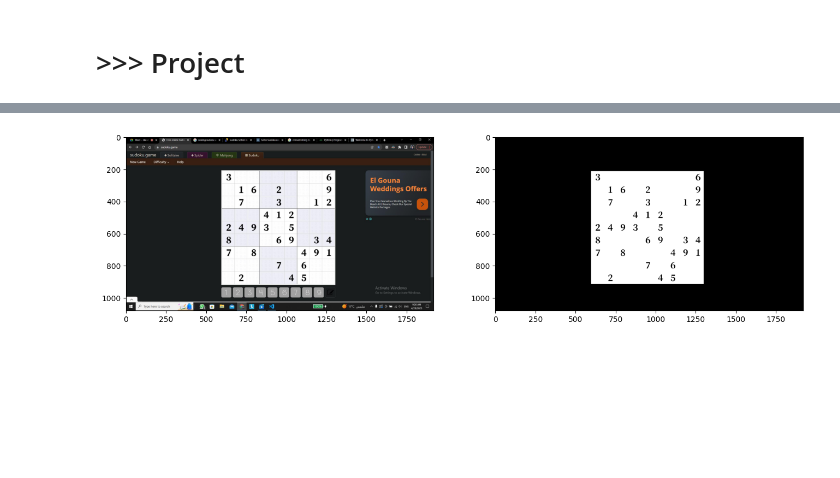
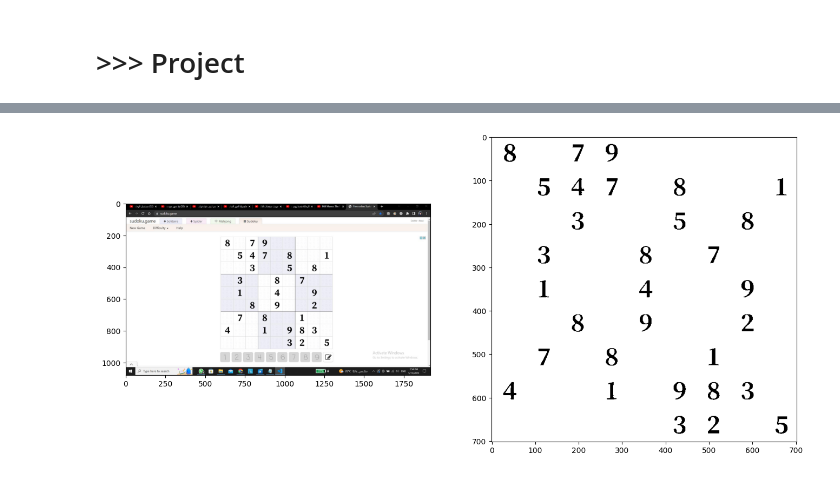
Before and after one commit to adhamremeh/Sudoku-Solver, a Jupyter notebook: Project.ipynb, the cells around one changed output, grey strips where cells are left out. Saved outputs shown, nothing was run; the diff lists cells and outputs as text; code cells hidden in the pictures; blank space fills up the shorter version.

```diff
--- a/Project.ipynb
+++ b/Project.ipynb
@@ -3,14 +3,16 @@
 # %%
 import pyautogui
 import keyboard
-from pytesseract import*
+from pytesseract import *
 import argparse
+from pynput import mouse
 
 from matplotlib.pyplot import imshow, show, subplot, title, get_cmap, imsave
 from skimage.color import rgb2gray, gray2rgb, rgb2hsv, rgb2lab, lab2rgb
 from skimage.filters.rank import median
 from skimage import data, io, exposure, filters
 from skimage.morphology import disk
+from skimage.transform import resize
 import matplotlib.pyplot as plt
 from skimage.io import imread
 import numpy as np
@@ -20,6 +22,8 @@ fig, (ax1, ax2) = plt.subplots(ncols=2, figsize=(16, 8))
 screenImage = imread("PIC_original.jpg")
 
 def ScreenShot():
+    global screenImage
+
     myScreenshot = pyautogui.screenshot()
     myScreenshot.save(r'PIC_original.jpg')
 
@@ -27,9 +31,30 @@ def ScreenShot():
 
     ax1.imshow(img)
 
+yBoundries = [0, 702]
+xBoundries = [0, 702]
 
-yBoundries = (214, 916)
-xBoundries = (598, 1300)
+resizingResolution = [0, 702]
+
+def on_click(x, y, button, pressed):
+    global yBoundries
+    global xBoundries
+
+    if yBoundries[0] == 0 and xBoundries[0] == 0:
+        xBoundries[0] = x
+        yBoundries[0] = y
+    else:
+        xBoundries[1] = x
+        yBoundries[1] = y
+
+    if not pressed:
+        return False
+
+def TakeBoundries():
+    with mouse.Listener(on_click=on_click) as listener:
+        listener.join()
+    with mouse.Listener(on_click=on_click) as listener:
+        listener.join()
 
 def imageCleaning():
     global screenImage
@@ -38,17 +63,11 @@ def imageCleaning():
 
     screenImage = imread("PIC_original.jpg")
     screenImage = rgb2gray(screenImage)
+    screenImage = screenImage[yBoundries[0]:yBoundries[1], xBoundries[0]:xBoundries[1]]
 
+    screenImage = resize(screenImage, (resizingResolution[1], resizingResolution[1]), anti_aliasing=True)
 
-    # blacking the unwanted region
-    screenImage[:yBoundries[0],:] = 0
-    screenImage[yBoundries[1]:,:] = 0
-    screenImage[:,:xBoundries[0]] = 0
-    screenImage[:,xBoundries[1]:] = 0
-
-    # screenImage = exposure.adjust_gamma(screenImage, 2)
-
-    # ####### removing noise #######
+    ######## removing noise #######
     threshold = 0.18
     def removeThres(pixel):
         if pixel > threshold:
@@ -56,7 +75,7 @@ def imageCleaning():
         return 0
 
     # range of sudoku image only
-    for i in range(yBoundries[0], yBoundries[1]):
+    for i in range(resizingResolution[0], resizingResolution[1]):
         screenImage[i] = [removeThres(p) for p in screenImage[i]]
     ###############################
 
@@ -85,9 +104,10 @@ def imageCleaning():
     #     file.write("\n")
     ##############################
 
-    imsave("PIC_proccessed.jpg", screenImage)
 
+    imsave('PIC_proccessed.jpg', screenImage)
     ax2.imshow(screenImage, cmap='gray')
+
 
 numbersData = []
 lineData = []
@@ -130,8 +150,8 @@ def getBlocksData():
             zeroCounter = 0
             oneCounter = 0
 
-            xCellBoundries = (214+(k*78), 292+(k*78))
-            yCellBoundries = (598+(m*78), 676+(m*78))
+            xCellBoundries = (0+(k*78), 78+(k*78))
+            yCellBoundries = (0+(m*78), 78+(m*78))
 
             for i in range(xCellBoundries[0], xCellBoundries[1]):
                 for j in range(yCellBoundries[0], yCellBoundries[1]):
@@ -143,8 +163,7 @@ def getBlocksData():
                         zeroCounter += 1
 
             if numDetect.count(True) > 1:
-                if zeroCounter > 480:
-                    numDetect[2] = False
+                numDetect[2] = False
 
             if True in numDetect:
                 LineNums.append(numDetect.index(True)+1)
@@ -155,7 +174,6 @@ def getBlocksData():
         LineNums = []
 
     tempboardNums = str(boardNums)
-
 
 def Solve():
     global boardNums
@@ -206,6 +224,8 @@ def Solve():
 
     if (Suduko(boardNums, 0, 0)):
         puzzle(boardNums)
+    else:
+        print("cannot solve")
 
 def readyAutoGUI():
     global boardNums
@@ -218,30 +238,34 @@ def readyAutoGUI():
     print(boardNums)
     print(tempboardNums)
 
+    additionX = ((xBoundries[1]-xBoundries[0])/9)
+    additionY = ((yBoundries[1]-yBoundries[0])/9)
+
     for k in range(9):
         for m in range(9):
 
             if tempboardNums[k][m] != 0:
                 continue
 
-            pyautogui.click(598+(m*78) + 39, 214+(k*78) + 39)
+            pyautogui.click(xBoundries[0]+(m*additionX) + (additionX/2), yBoundries[0]+(k*additionY) + (additionY/2))
 
             pyautogui.press(str(boardNums[k][m]))
 
-# ScreenShot()
-# imageCleaning()
-# readNumbersData()
-# getBlocksData()
-# Solve()
-# readyAutoGUI()
+ScreenShot()
+TakeBoundries()
+imageCleaning()
+readNumbersData()
+getBlocksData()
+Solve()
+readyAutoGUI()
 
-while True:
-    if keyboard.read_key() == "a":
-        ScreenShot()
-        imageCleaning()
-        readNumbersData()
-        getBlocksData()
-        Solve()
-        readyAutoGUI()
-        break
+# while True:
+#     if keyboard.read_key() == "a":
+#         ScreenShot()
+#         imageCleaning()
+#         readNumbersData()
+#         getBlocksData()
+#         Solve()
+#         readyAutoGUI()
+#         break
 # %% [output]
@@ -259 +283 @@ while True:
-[figure, old version]
+[figure, new version]
```
Also changed, not shown: parts of 1 cell of this notebook, 2 other files.
